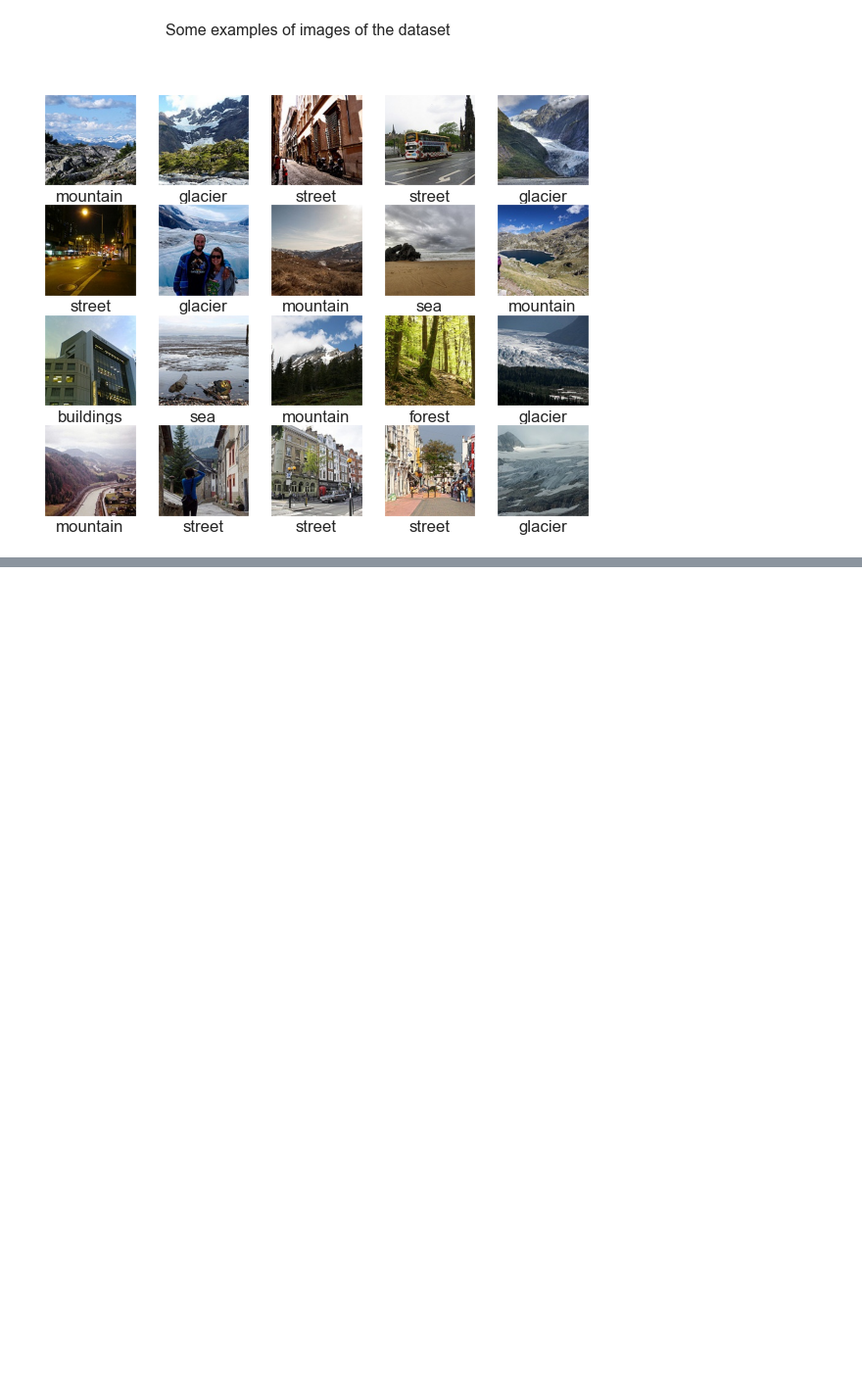
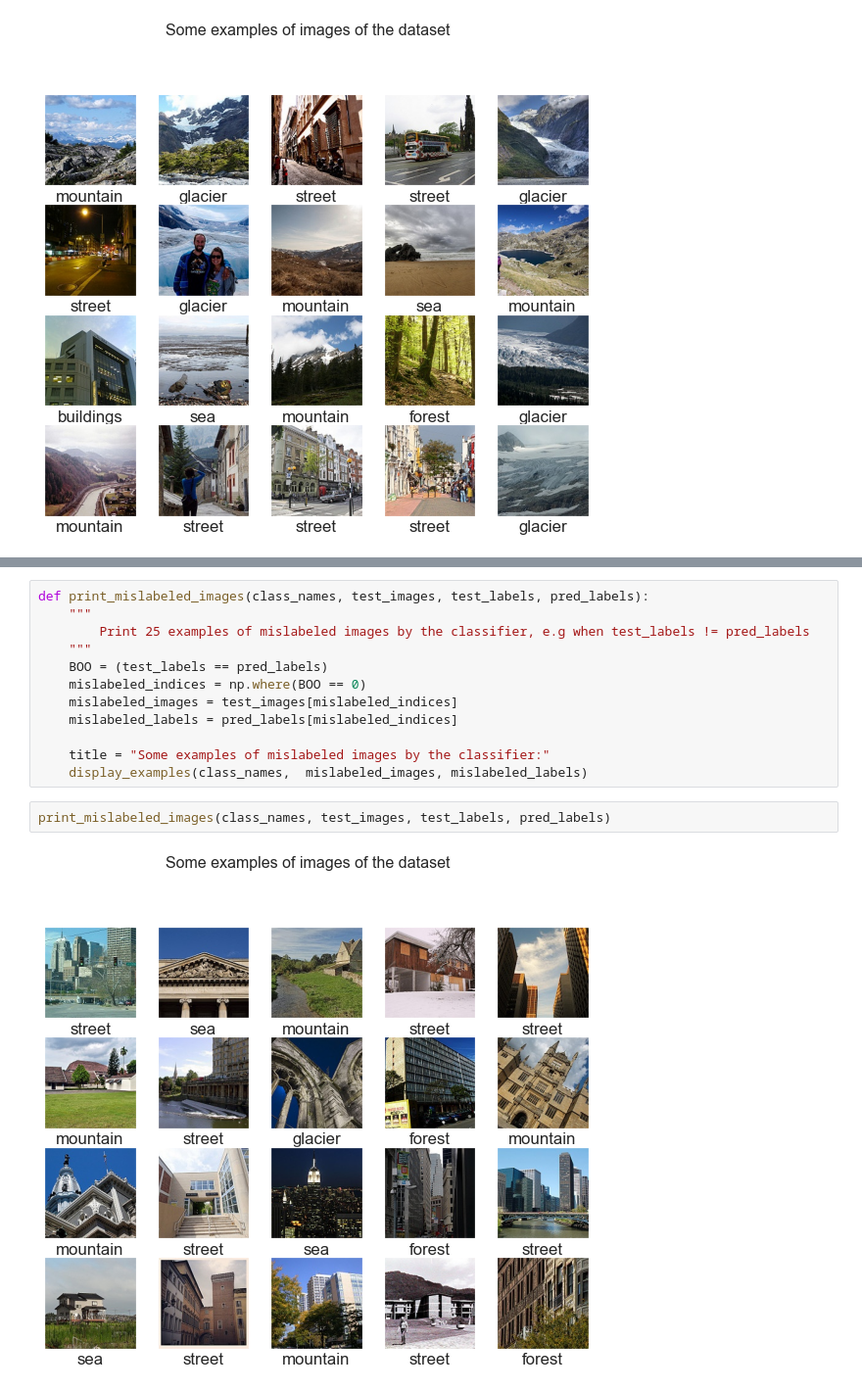
Before and after one commit to sushamasivananthan/Image-Classification-Using-CNN-Keras, a Jupyter notebook: ImageClassification.ipynb, the cells around one changed output, grey strips where cells are left out. Shown at 98% size. Cells and saved outputs as stored; diff of their text form; blank space fills up the shorter version.

```diff
--- a/ImageClassification.ipynb
+++ b/ImageClassification.ipynb
@@ -144,0 +248,16 @@ display_examples(class_names, train_images, train_labels)
+# %%
+def print_mislabeled_images(class_names, test_images, test_labels, pred_labels):
+    """
+        Print 25 examples of mislabeled images by the classifier, e.g when test_labels != pred_labels
+    """
+    BOO = (test_labels == pred_labels)
+    mislabeled_indices = np.where(BOO == 0)
+    mislabeled_images = test_images[mislabeled_indices]
+    mislabeled_labels = pred_labels[mislabeled_indices]
+
+    title = "Some examples of mislabeled images by the classifier:"
+    display_examples(class_names,  mislabeled_images, mislabeled_labels)
+# %%
+print_mislabeled_images(class_names, test_images, test_labels, pred_labels)
+# %% [output]
+[figure, added]
```
Also changed, not shown: parts of 12 cells of this notebook.
